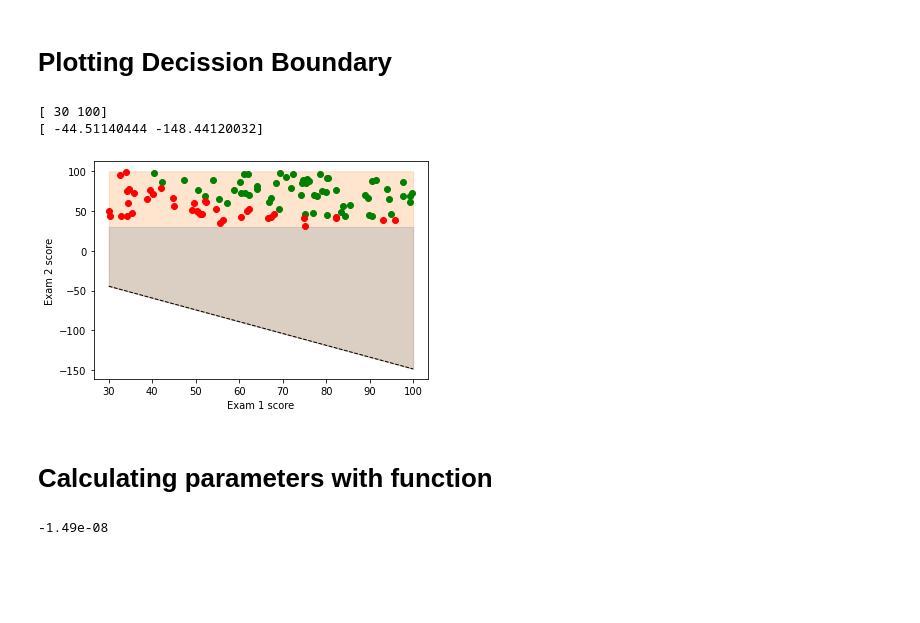
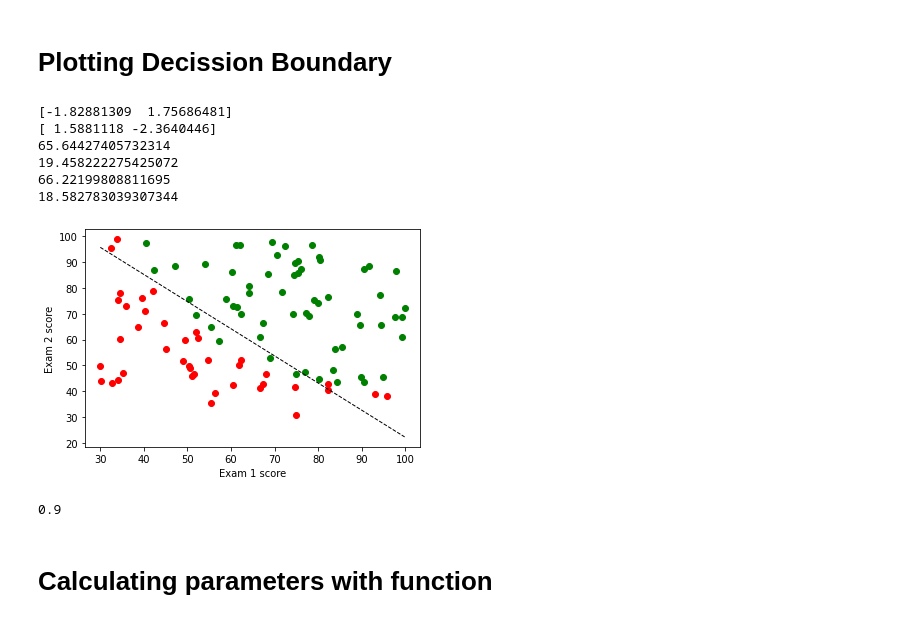
Before and after one commit to essancv/ML, a Jupyter notebook: notebooks/LogisticRegression.ipynb, the cells around one changed output. Cells and saved outputs as stored; diff of their text form; code cells hidden in the pictures; blank space fills up the shorter version.

Commit message:
Logistic regression - 7/4/2021

```diff
--- a/notebooks/LogisticRegression.ipynb
+++ b/notebooks/LogisticRegression.ipynb
@@ -193,19 +207,9 @@ plt.show()
 4  79.032736  75.344376  1
 [figure]
 # %%
-def UTIL_FeatureNormalization (X,debug=False):
-    # X is a pandad dataframe
-
-    if debug:
-        print('Input Data',X.head())
-        print(X.describe())
-    X_norm = (X - X.mean()) / X.std ()
-    if debug:
-        print('Output Data',X_norm.head())
-    return X_norm
 
 X = dataset.values[:,0:2]
-X = UTIL_FeatureNormalization (X)
+X, X_mean, X_std = UTIL_FeatureNormalization (X)
 Y = dataset.values[:,2:3]
 n = X.shape [1]
 m = X.shape [0]
@@ -214,8 +218,8 @@ X = LR_getXMatrix (X)
 # %%
 from sklearn.metrics import mean_squared_error, r2_score
 
-experiment_parameters = {'learning_rate' : [1.49e-8],
-                         'steps': 10**6 }
+experiment_parameters = {'learning_rate' : [0.01,0.015,0.02,0.025,0.03],
+                         'steps': 1000 }
 
 print ('#Variables {}, #muestras {},X shape {}, Y shape {},Theta shape {} '.format(n,m,X.shape,Y.shape,vtheta.shape),flush=True)
 iterations= run_experiment (X,Y,vtheta,experiment_parameters)
@@ -244,33 +252,61 @@ plt.show()
 # %% [markdown]
 # Plotting Decission Boundary
 # %%
-# Plot the data and the classification with the decision boundary.
+# Plot the data and the classification with the decision boundary. Data is normalized x -x.mean() / x.std ()
+
 b=vtheta[0,0:1]
 w1=vtheta[0,1:2]
 w2=vtheta[0,2:3]
 c = -b/w2
 m = -w1/w2
 
-xmin, xmax = 30, 100
-ymin, ymax = 30, 100
+df = pd.DataFrame (X)
+#print (df.describe())
+df_min = df.min()
+df_max = df.max()
+xmin, xmax = df_min[1], df_max[2]
+ymin, ymax = df_min[2], df_max[2]
 xd = np.array([xmin, xmax])
 yd = m*xd + c
+
 print (xd)
 print (yd)
-plt.plot(xd, yd, 'k', lw=1, ls='--')
-plt.fill_between(xd, yd, ymin, color='tab:blue', alpha=0.2)
-plt.fill_between(xd, yd, ymax, color='tab:orange', alpha=0.2)
+print (X_mean[0])
+print (X_std[0])
+print (X_mean[1])
+print (X_std[1])
+
+# Hay que tener en cuanta la normalización que hemos hecho inicialmente
+
+plt.plot(xd*X_std[0] + X_mean[0], yd*X_std[1] + X_mean[1], 'k', lw=1, ls='--')
 
 plt.scatter('a', 'b', data=data_approved,color='g')
 plt.scatter('a', 'b', data=data_failed,color='r')
 
 plt.xlabel('Exam 1 score')
 plt.ylabel('Exam 2 score')
 plt.show()
 # %% [output]
-[ 30 100]
-[ -44.51140444 -148.44120032]
+[-1.82881309  1.75686481]
+[ 1.5881118 -2.3640446]
+65.64427405732314
+19.458222275425072
+66.22199808811695
+18.582783039307344
-[figure, old version]
+[figure, new version]
+# %%
+# Accuracy
+from sklearn.linear_model import LogisticRegression
+from sklearn.metrics import accuracy_score
+
+
+prediction = LogR_predictProbability (X,vtheta)
+prediction[prediction >= 0.5] = 1
+prediction[prediction < 0.5] = 0
+accuracy = accuracy_score (Y.flatten(),prediction.flatten())
+print (accuracy)
+# %% [output]
+0.9
 # %% [markdown]
 # Calculating parameters with function
 # %%
@@ -298,12 +334,6 @@ def fitv2(x, y, theta):
     opt_weights = fmin_tnc(func=LogR_CostFunctionV2, x0=theta,
                   fprime=LogR_CalculateGradsV2,args=(x, y.flatten()))
     return opt_weights[0]
-# %%
-# Theta = Theta - alpha * grad
-alpha = - 1.49e-9 / 0.1
-print (alpha)
-# %% [output]
--1.49e-08
 # %%
 parameters = fitv2(X, y, theta)
 print(parameters)
```
Also changed, not shown: parts of 18 cells of this notebook, 7 other files.
